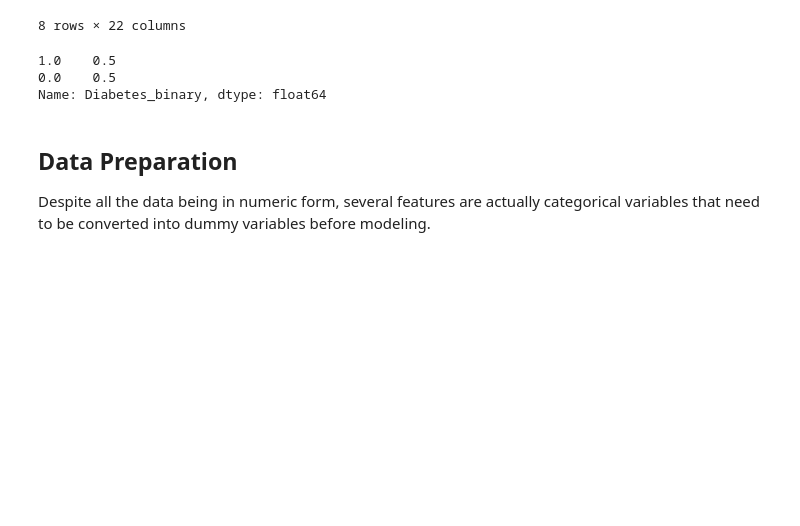
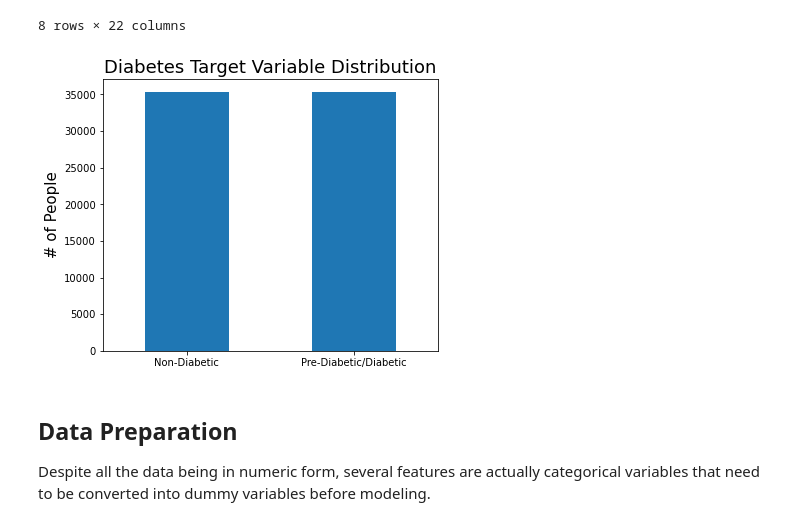
Before and after one commit to bentoler22/Flatiron_Phase_3_Project, a Jupyter notebook: Diabetes_Classification.ipynb, the cells around one changed output. Cells and saved outputs as stored; diff of their text form; code cells hidden in the pictures; blank space fills up the shorter version.

```diff
--- a/Diabetes_Classification.ipynb
+++ b/Diabetes_Classification.ipynb
@@ -79,13 +80,15 @@ df.describe()
 | 75% | 1.000000 | 1.000000 | 1.000000 | 1.000000 | 33.000000 | 1.000000 | 0.000000 | 0.000000 | ... |
 | max | 1.000000 | 1.000000 | 1.000000 | 1.000000 | 98.000000 | 1.000000 | 1.000000 | 1.000000 | ... |
 8 rows × 22 columns
-# %%
-#class imbalance
-df.Diabetes_binary.value_counts(normalize=True)
-# %% [output]
-1.0    0.5
-0.0    0.5
-Name: Diabetes_binary, dtype: float64
+# %%
+#class imbalance
+fig, ax = plt.subplots(figsize=(6, 5))
+df.Diabetes_binary.value_counts().plot.bar(ax=ax);
+ax.set_title('Diabetes Target Variable Distribution', fontsize=18);
+ax.set_ylabel('# of People', fontsize=15);
+ax.set_xticklabels(['Non-Diabetic', 'Pre-Diabetic/Diabetic'], rotation=0);
+# %% [output]
+[figure, added]
 # %% [markdown]
 ## Data Preparation
 Despite all the data being in numeric form, several features are actually categorical variables that need to be converted into dummy variables before modeling.
```
Also changed, not shown: parts of 49 cells of this notebook.
